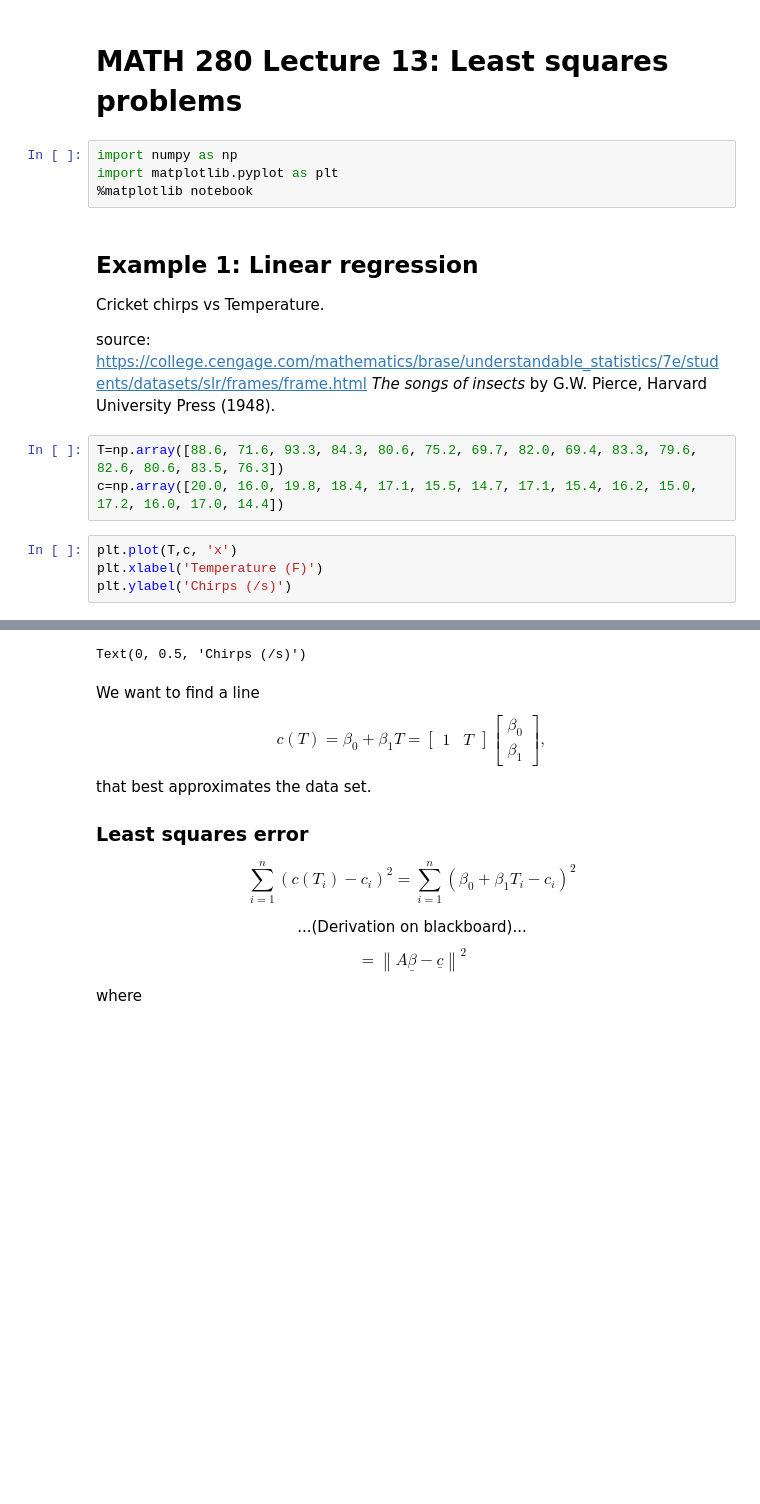
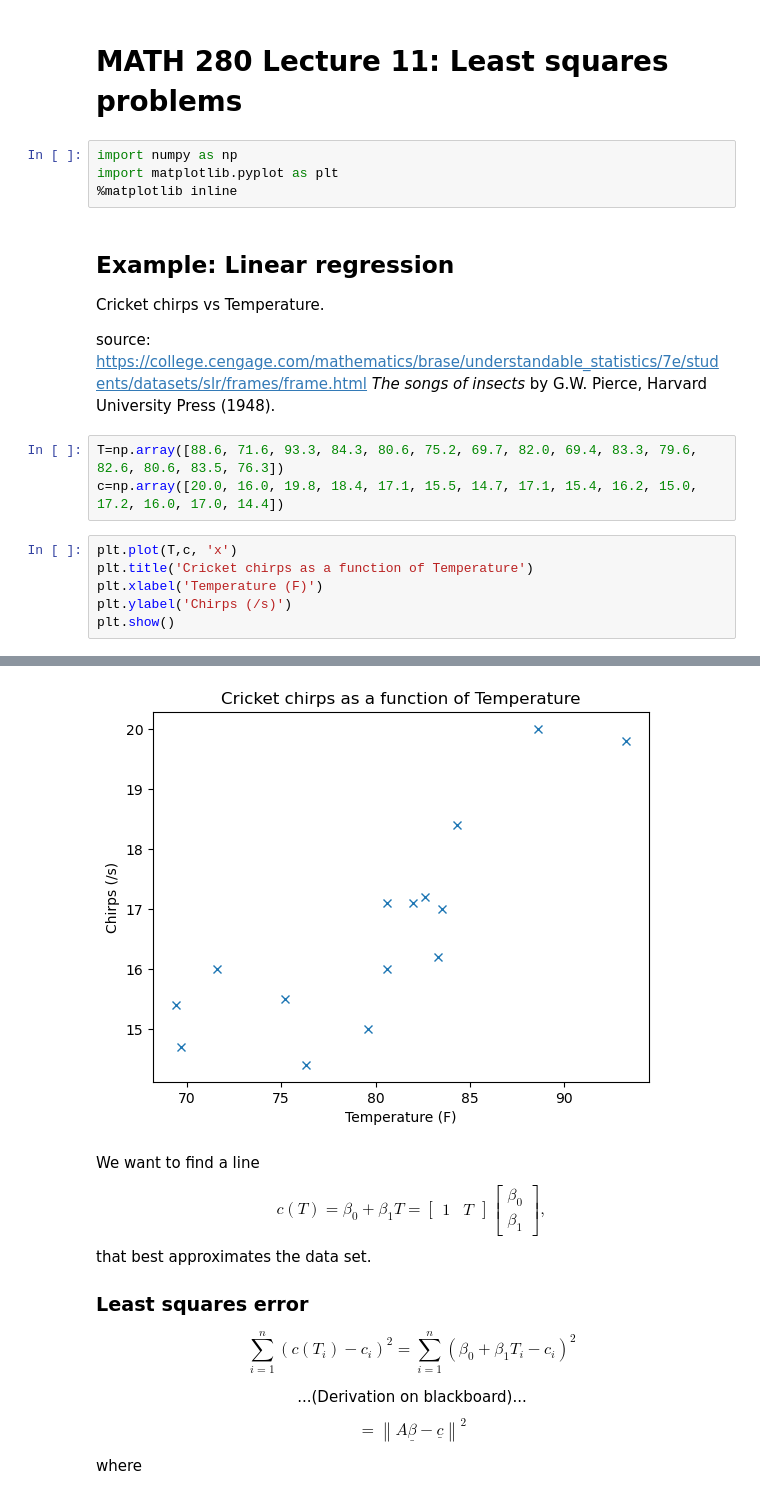
Before and after one commit to bogfjellmo/nmbu-math280, a Jupyter notebook: LectureExamples/2024/Least squares problem.ipynb, the cells around one changed output, grey strips where cells are left out. Drawn from its saved outputs; the diff is of its cells as text; blank space fills up the shorter version.

Commit message:
Least squares from March 7th

```diff
--- a/LectureExamples/2024/Least squares problem.ipynb
+++ b/LectureExamples/2024/Least squares problem.ipynb
@@ -1,11 +1,11 @@
 # %% [markdown]
-# MATH 280 Lecture 13: Least squares problems
+# MATH 280 Lecture 11: Least squares problems
 # %%
 import numpy as np
 import matplotlib.pyplot as plt
-%matplotlib notebook
+%matplotlib inline
 # %% [markdown]
-## Example 1: Linear regression
+## Example: Linear regression
 
 Cricket chirps vs Temperature.
 
@@ -16,6 +16,8 @@ T=np.array([88.6, 71.6, 93.3, 84.3, 80.6, 75.2, 69.7, 82.0, 69.4, 83.3, 79.6, 82
 c=np.array([20.0, 16.0, 19.8, 18.4, 17.1, 15.5, 14.7, 17.1, 15.4, 16.2, 15.0, 17.2, 16.0, 17.0, 14.4])
 # %%
 plt.plot(T,c, 'x')
+plt.title('Cricket chirps as a function of Temperature')
 plt.xlabel('Temperature (F)')
 plt.ylabel('Chirps (/s)')
+plt.show()
 # %% [output]
@@ -24,4 +24,4 @@ plt.ylabel('Chirps (/s)')
-Text(0, 0.5, 'Chirps (/s)')
+[figure, added]
 # %% [markdown]
 We want to find a line
 $$c(T)=\beta_0+\beta_1 T =  \begin{bmatrix} 1 & T \end{bmatrix}\begin{bmatrix} \beta_0\\ \beta_1 \end{bmatrix},$$
```
Also changed, not shown: parts of 11 cells of this notebook.
